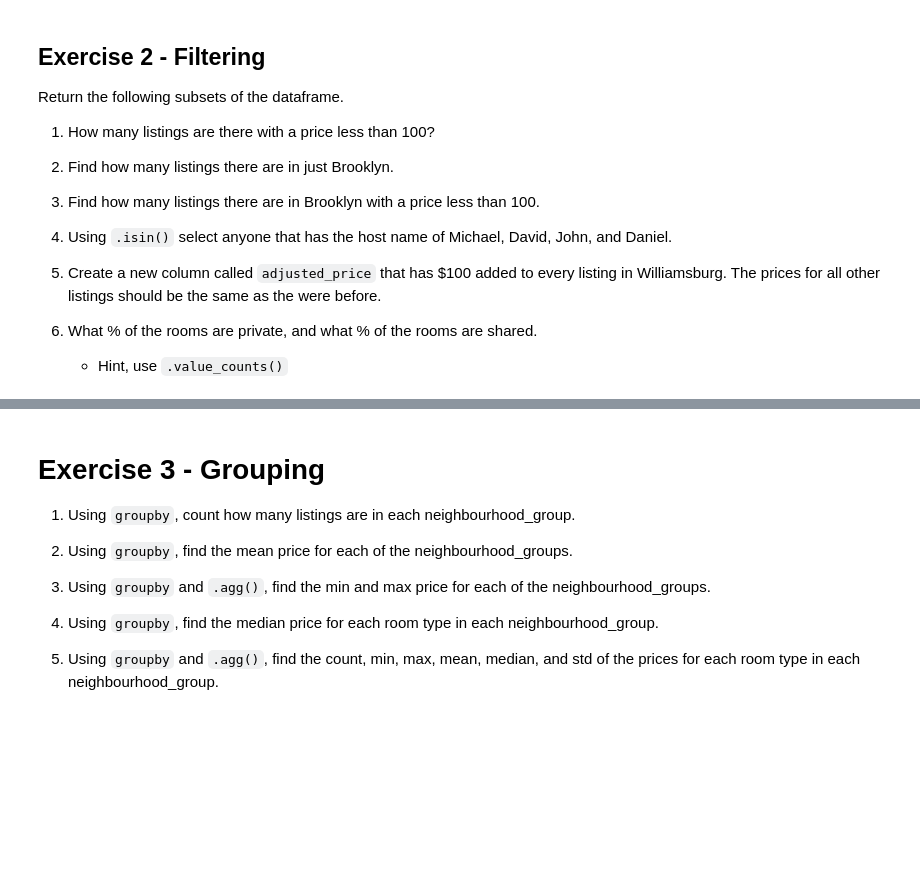
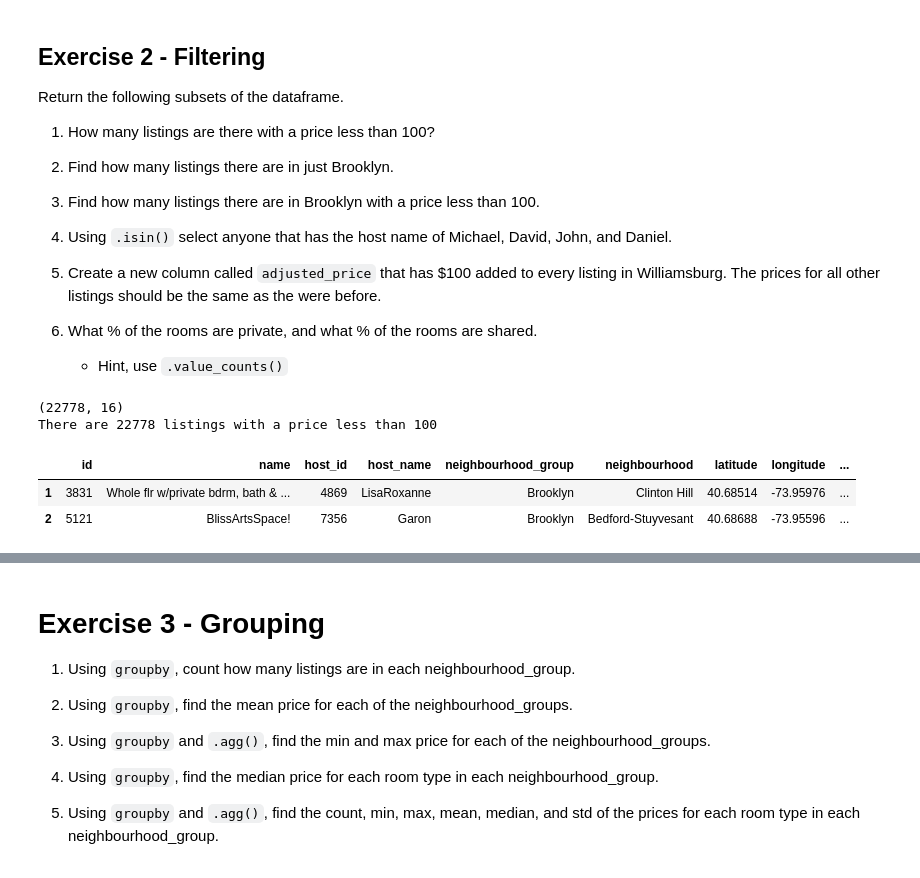
Before and after one commit to Rigo-stack/my-fork-2024-DS-Tue, a Jupyter notebook: Week-01-Pandas/Exercise-RP.ipynb, the cells around one changed output, grey strips where cells are left out. Drawn from its saved outputs; the diff is of its cells as text; code cells hidden in the pictures; blank space fills up the shorter version.

```diff
--- a/Week-01-Pandas/Exercise-RP.ipynb
+++ b/Week-01-Pandas/Exercise-RP.ipynb
@@ -42,6 +51,17 @@ Return the following subsets of the dataframe.
     * Hint, use `.value_counts()`
 # %%
 # 1. How many listings are there with a price less than 100?
+#listings_under_100 = len(df[df['price'] < 100]) # 22778
+listings_under_100 = df[df['price'] < 100]
+print(listings_under_100.shape)
+print("There are",len(listings_under_100), "listings with a price less than 100")
+listings_under_100.head(2)
+# %% [output]
+(22778, 16)
+There are 22778 listings with a price less than 100
+|  | id | name | host_id | host_name | neighbourhood_group | neighbourhood | latitude | longitude | ... |
+| 1 | 3831 | Whole flr w/private bdrm, bath & ... | 4869 | LisaRoxanne | Brooklyn | Clinton Hill | 40.68514 | -73.95976 | ... |
+| 2 | 5121 | BlissArtsSpace! | 7356 | Garon | Brooklyn | Bedford-Stuyvesant | 40.68688 | -73.95596 | ... |
 # %%
 # 2. Make a new DataFrame of listings in Brooklyn named `df_bk`
 # and find how many listings in just Brooklyn.
```
Also changed, not shown: parts of 17 cells of this notebook, 1 other file.
